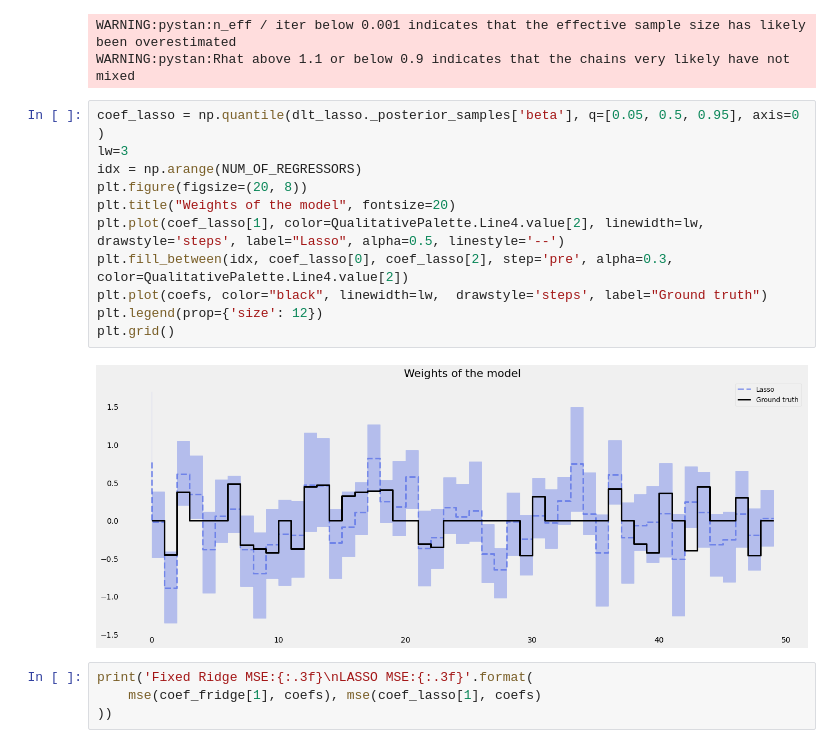
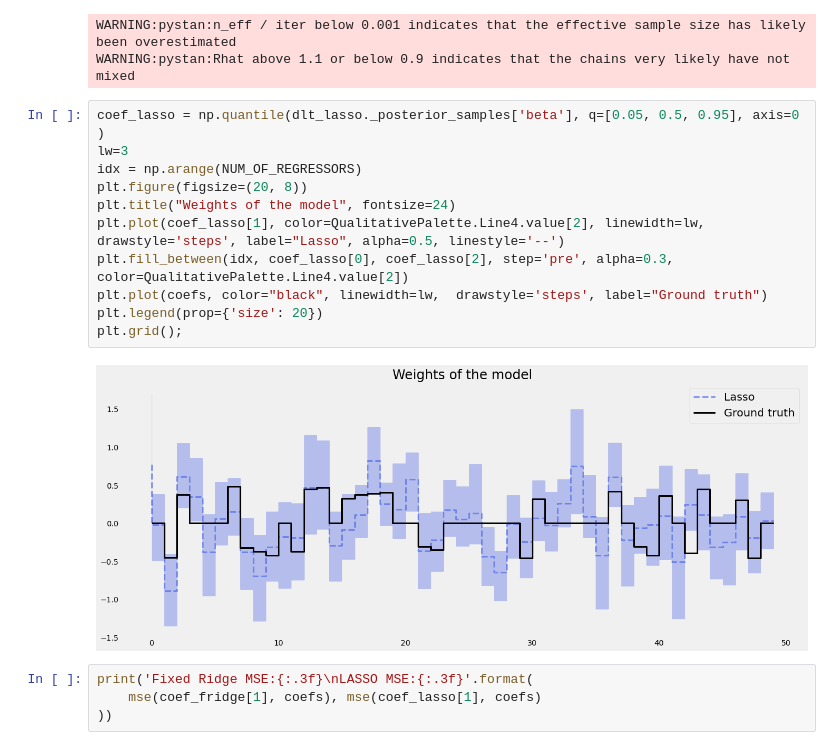
Before and after one commit to xrenaissance/orbit, a Jupyter notebook: docs/tutorials/regression.ipynb, the cells around one changed output. Saved outputs shown, nothing was run; the diff lists cells and outputs as text.

```diff
--- a/docs/tutorials/regression.ipynb
+++ b/docs/tutorials/regression.ipynb
@@ -446,16 +448,16 @@ WARNING:pystan:Rhat above 1.1 or below 0.9 indicates that the chains very likely
 # %%
 coef_lasso = np.quantile(dlt_lasso._posterior_samples['beta'], q=[0.05, 0.5, 0.95], axis=0 )
 lw=3
 idx = np.arange(NUM_OF_REGRESSORS)
 plt.figure(figsize=(20, 8))
-plt.title("Weights of the model", fontsize=20)
+plt.title("Weights of the model", fontsize=24)
 plt.plot(coef_lasso[1], color=QualitativePalette.Line4.value[2], linewidth=lw,  drawstyle='steps', label="Lasso", alpha=0.5, linestyle='--')
 plt.fill_between(idx, coef_lasso[0], coef_lasso[2], step='pre', alpha=0.3, color=QualitativePalette.Line4.value[2])
 plt.plot(coefs, color="black", linewidth=lw,  drawstyle='steps', label="Ground truth")
-plt.legend(prop={'size': 12})
-plt.grid()
+plt.legend(prop={'size': 20})
+plt.grid();
 # %% [output]
-[figure, old version]
+[figure, new version]
 # %%
 print('Fixed Ridge MSE:{:.3f}\nLASSO MSE:{:.3f}'.format(
     mse(coef_fridge[1], coefs), mse(coef_lasso[1], coefs)
```
Also changed, not shown: parts of 7 cells of this notebook, 2 other files.
